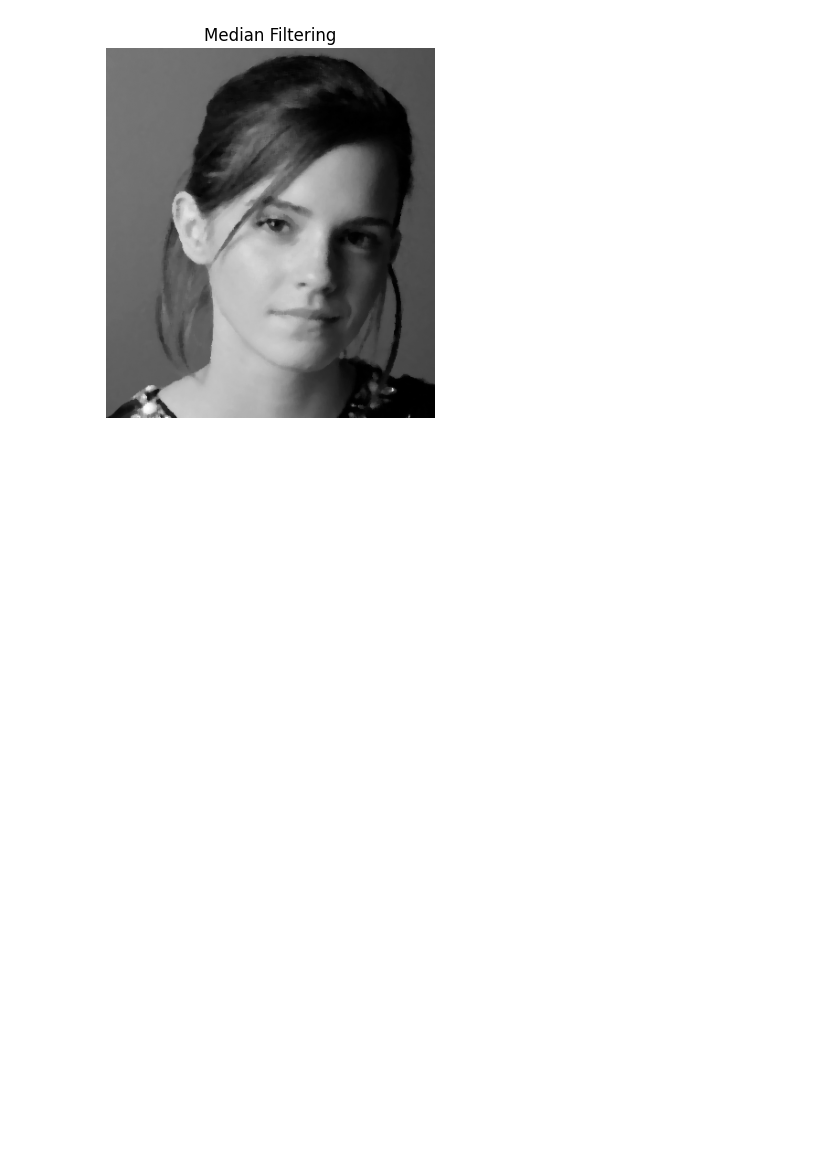
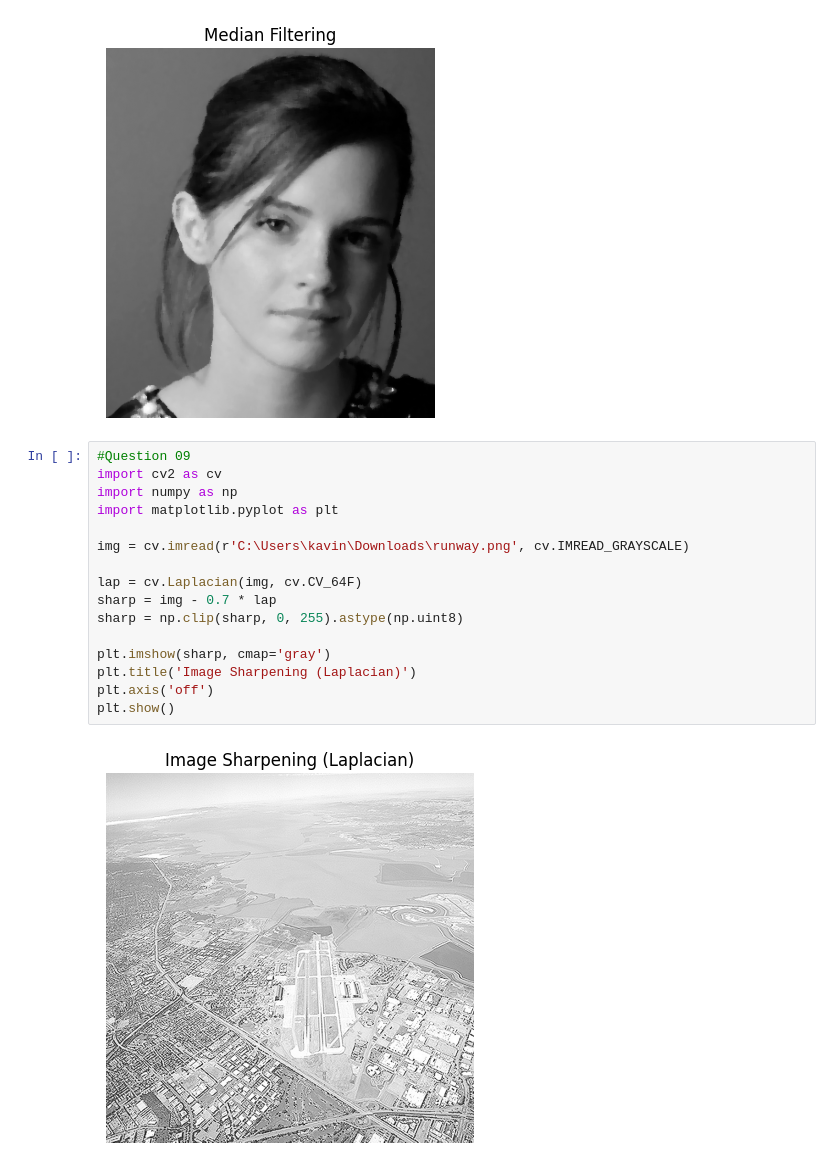
Before and after one commit to kavinduabekoon/GitHub, a Jupyter notebook: Untitled-1.ipynb, the cells around one changed output. Drawn from its saved outputs; the diff is of its cells as text; blank space fills up the shorter version.

```diff
--- a/Untitled-1.ipynb
+++ b/Untitled-1.ipynb
@@ -372,3 +372,21 @@ plt.axis('off')
 plt.show()
 # %% [output]
 [figure]
+# %%
+#Question 09
+import cv2 as cv
+import numpy as np
+import matplotlib.pyplot as plt
+
+img = cv.imread(r'C:\Users\kavin\Downloads\runway.png', cv.IMREAD_GRAYSCALE)
+
+lap = cv.Laplacian(img, cv.CV_64F)
+sharp = img - 0.7 * lap
+sharp = np.clip(sharp, 0, 255).astype(np.uint8)
+
+plt.imshow(sharp, cmap='gray')
+plt.title('Image Sharpening (Laplacian)')
+plt.axis('off')
+plt.show()
+# %% [output]
+[figure, added]
```
